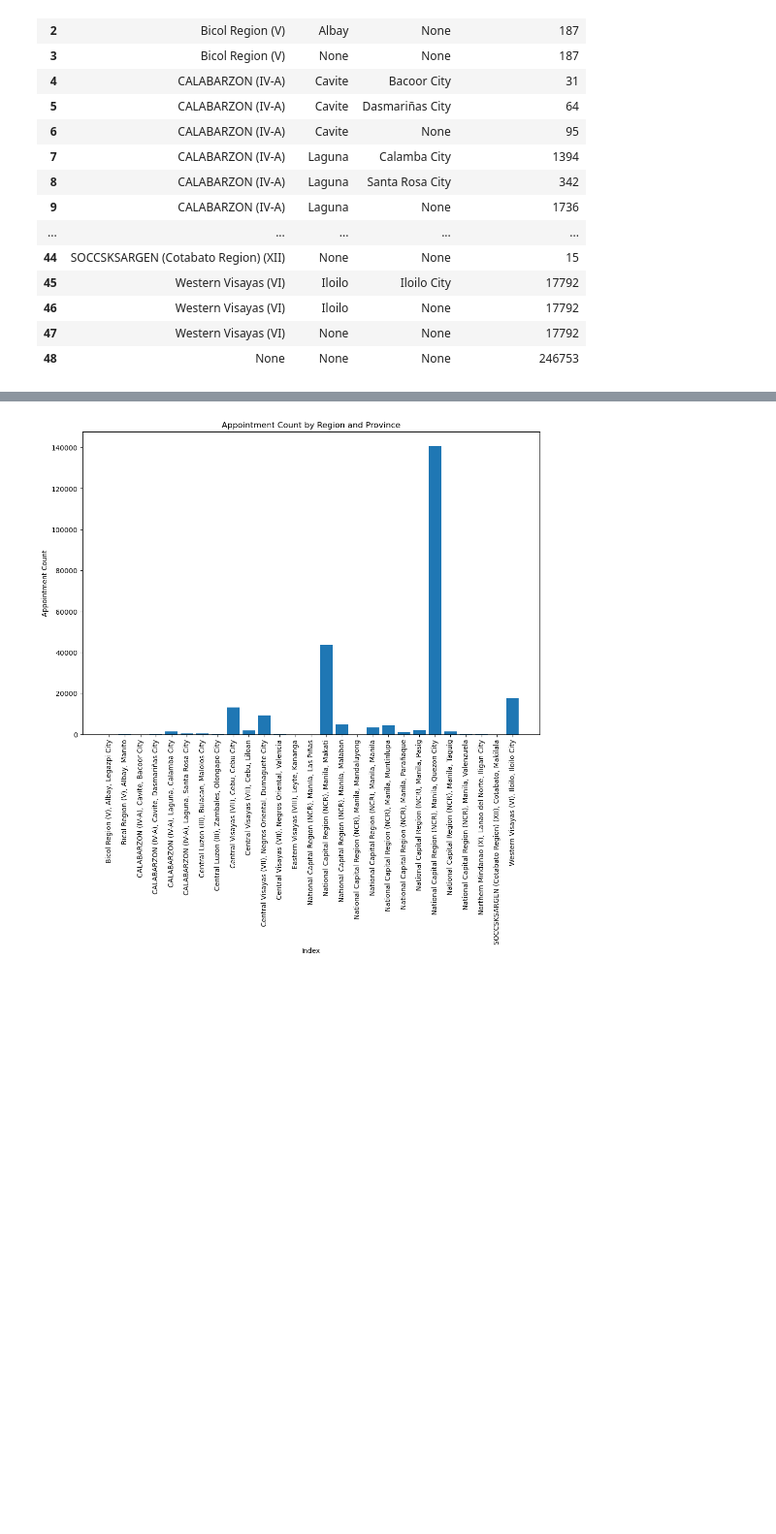
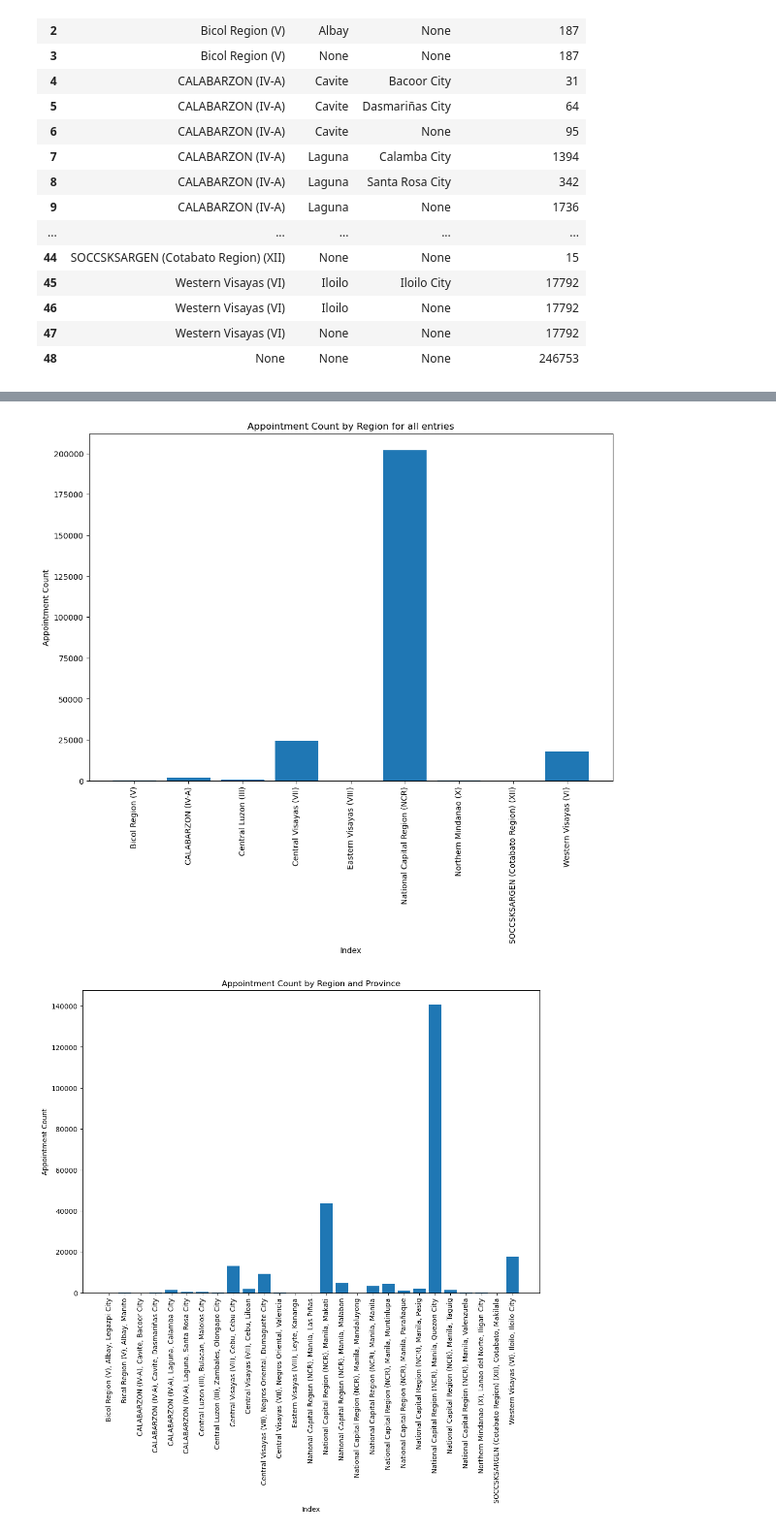
Before and after one commit to Johann-Uytanlet/STADVDB-MCO, a Jupyter notebook: MCO1 Query Visualization .ipynb, the cells around one changed output, grey strips where cells are left out. Shown at 97% size. Drawn from its saved outputs; the diff is of its cells as text; code cells hidden in the pictures; blank space fills up the shorter version.

```diff
--- a/MCO1 Query Visualization .ipynb
+++ b/MCO1 Query Visualization .ipynb
@@ -130,3 +130,16 @@ plt.show()
+# %%
+filtered_data = OLAP_Query_1[OLAP_Query_1['Province'].isnull()]
+filtered_data = filtered_data[filtered_data['RegionName'].notnull()]
+
+plt.figure(figsize=(12, 8))
+plt.bar(range(len(filtered_data)), filtered_data['appointment_count'])
+plt.xticks(range(len(filtered_data)), filtered_data['RegionName'], rotation=90)
+plt.xlabel('Index')
+plt.ylabel('Appointment Count')
+plt.title('Appointment Count by Region for all entries')
+plt.show()
+# %% [output]
+[figure, added]
 # %%
 filtered_data = OLAP_Query_1[OLAP_Query_1['City'].notnull()]
 
```
Also changed, not shown: parts of 36 cells of this notebook, 2 other files.
